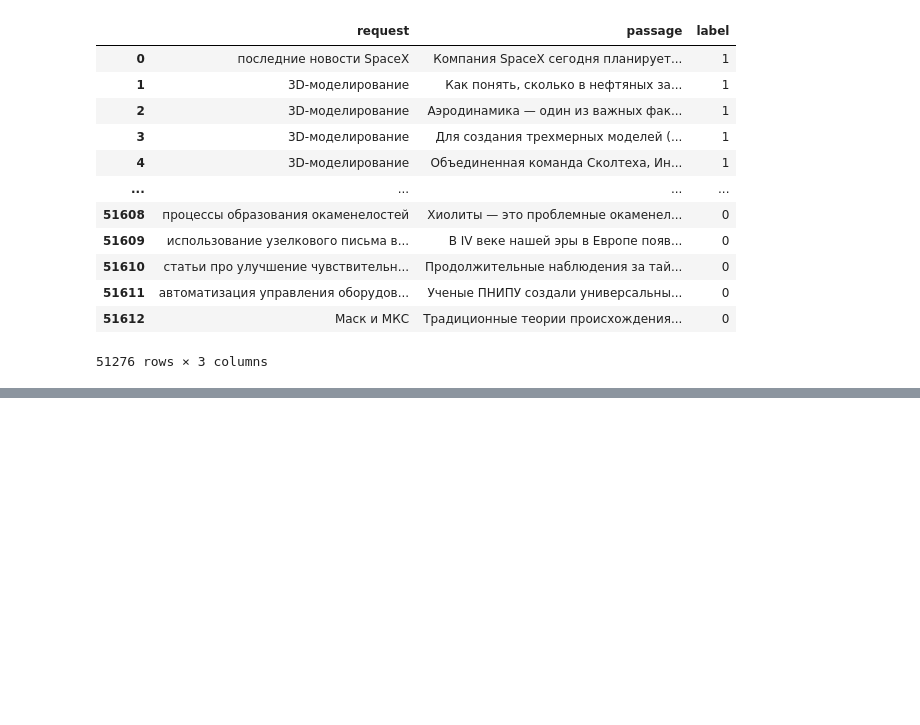
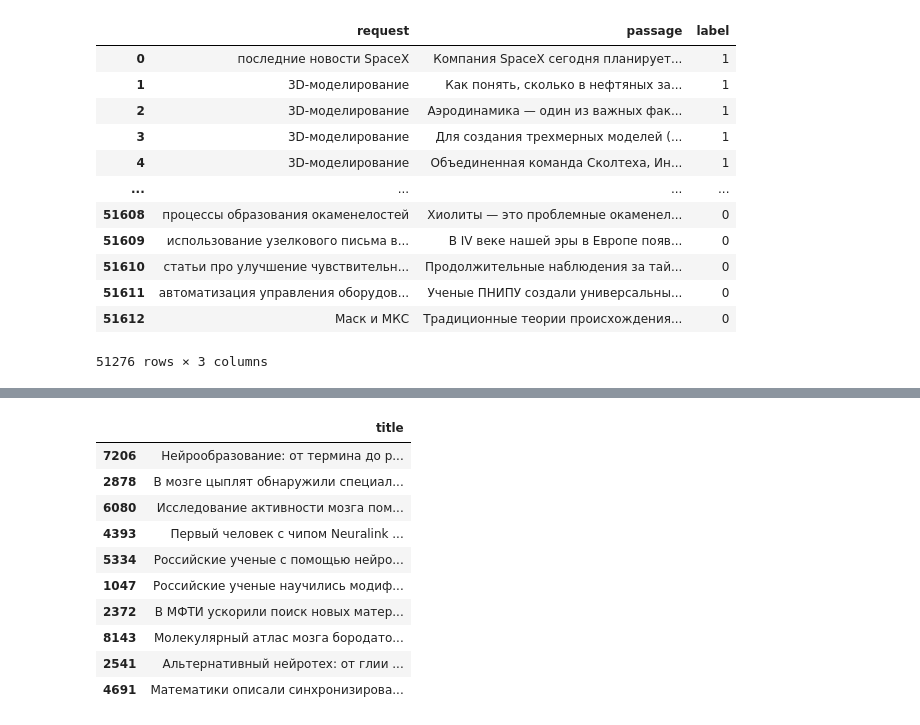
Before and after one commit to VladShajdulin/OTUS_project, a Jupyter notebook: OTUS_project.ipynb, the cells around one changed output, grey strips where cells are left out. Cells and saved outputs as stored; diff of their text form; code cells hidden in the pictures; blank space fills up the shorter version.

```diff
--- a/OTUS_project.ipynb
+++ b/OTUS_project.ipynb
@@ -361,0 +462,14 @@ Warning: total number of rows (51276) exceeds max_rows (20000). Limiting to firs
+# %%
+df.iloc[reccomends][['title']]
+# %% [output]
+|  | title |
+| 7206 | Нейрообразование: от термина до р... |
+| 2878 | В мозге цыплят обнаружили специал... |
+| 6080 | Исследование активности мозга пом... |
+| 4393 | Первый человек с чипом Neuralink ... |
+| 5334 | Российские ученые с помощью нейро... |
+| 1047 | Российские ученые научились модиф... |
+| 2372 | В МФТИ ускорили поиск новых матер... |
+| 8143 | Молекулярный атлас мозга бородато... |
+| 2541 | Альтернативный нейротех: от глии ... |
+| 4691 | Математики описали синхронизирова... |
```
Also changed, not shown: parts of 20 cells of this notebook, 35 other files.
